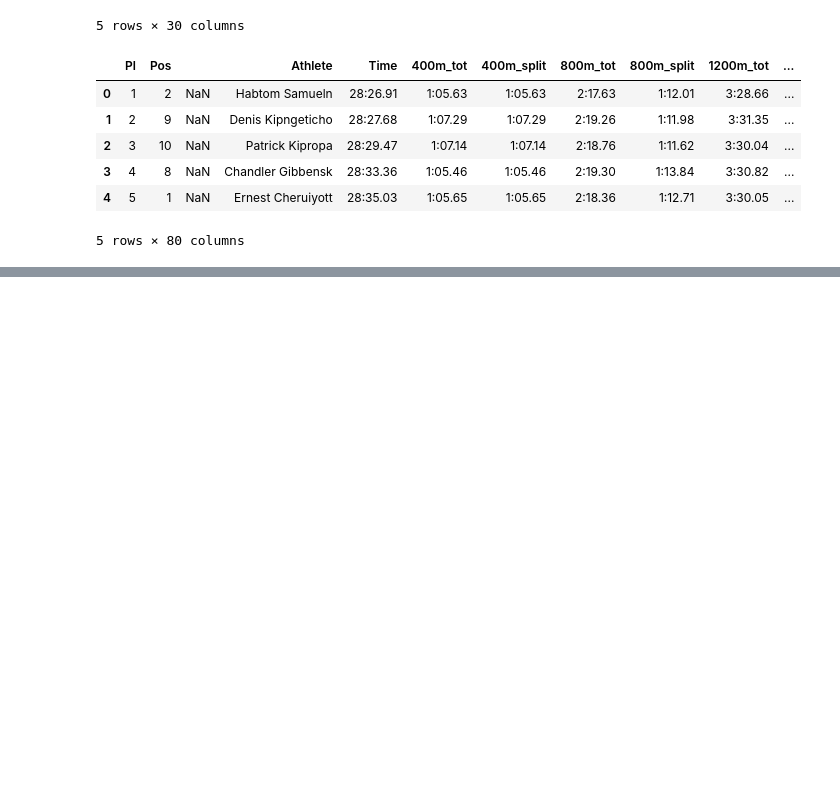
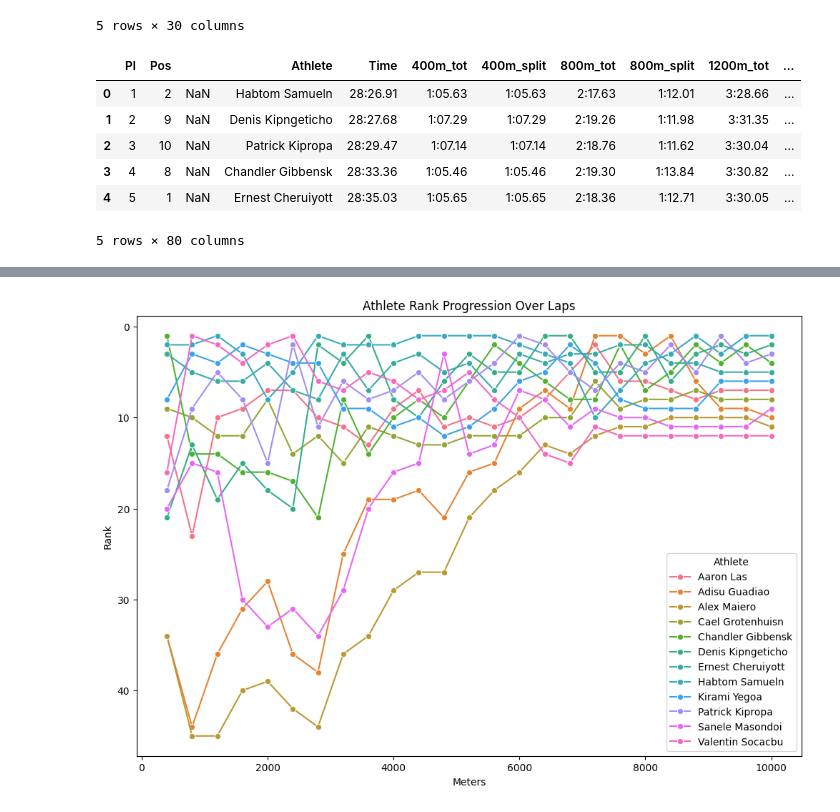
Before and after one commit to racheldadamio/rachels-receipts, a Jupyter notebook: regionals_10k/race_progression.ipynb, the cells around one changed output, grey strips where cells are left out. Drawn from its saved outputs; the diff is of its cells as text; code cells hidden in the pictures; blank space fills up the shorter version.

```diff
--- a/regionals_10k/race_progression.ipynb
+++ b/regionals_10k/race_progression.ipynb
@@ -96,3 +96,0 @@ df.head()
-# %%
-# Set index as Athlete for easy reference
-df = df.set_index('Athlete')
@@ -122,0 +97,3 @@ places
+# %%
+# Select only athlete name and rank columns
+rank_columns = df.loc[:, df.columns.str.contains('rank|Athlete', case=False)]
@@ -122,0 +117,23 @@ places
+# %%
+# Melt the DataFrame to long format for easier plotting
+df_melted = rank_columns.head(12).melt(id_vars='Athlete', var_name='meters', value_name='rank')
+
+# Sort the DataFrame by athlete and lap
+df_melted['meters'] = df_melted['meters'].str.extract('(\d+)').astype(int)
+df_melted = df_melted.sort_values(['Athlete', 'meters'])
+
+# Set up the plot
+plt.figure(figsize=(12, 8))
+sns.lineplot(data=df_melted, x='meters', y='rank', hue='Athlete', marker='o')
+
+# Customizing the plot
+plt.gca().invert_yaxis()  # Invert y-axis to show 1st rank at the top
+plt.xlabel('Meters')
+plt.ylabel('Rank')
+plt.title('Athlete Rank Progression Over Laps')
+plt.legend(title='Athlete')
+
+# Show the plot
+plt.show()
+# %% [output]
+[figure, added]
```
Also changed, not shown: parts of 11 cells of this notebook, 1 other file.
